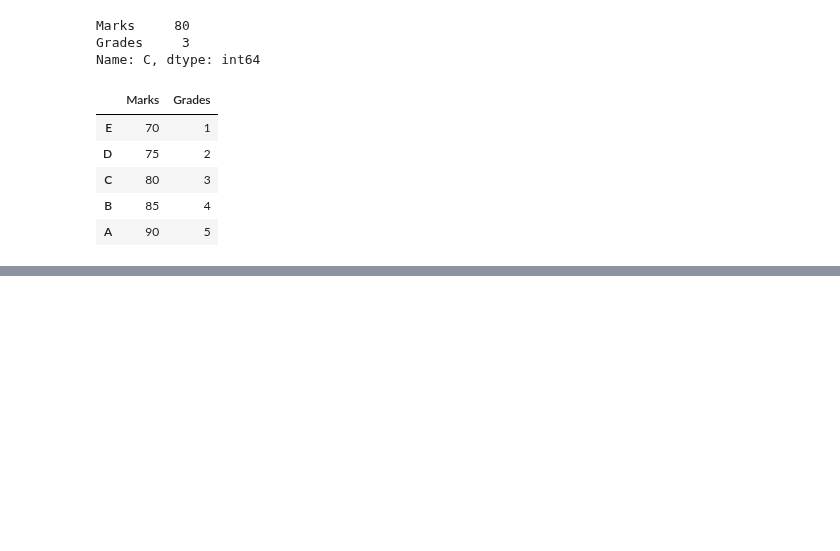
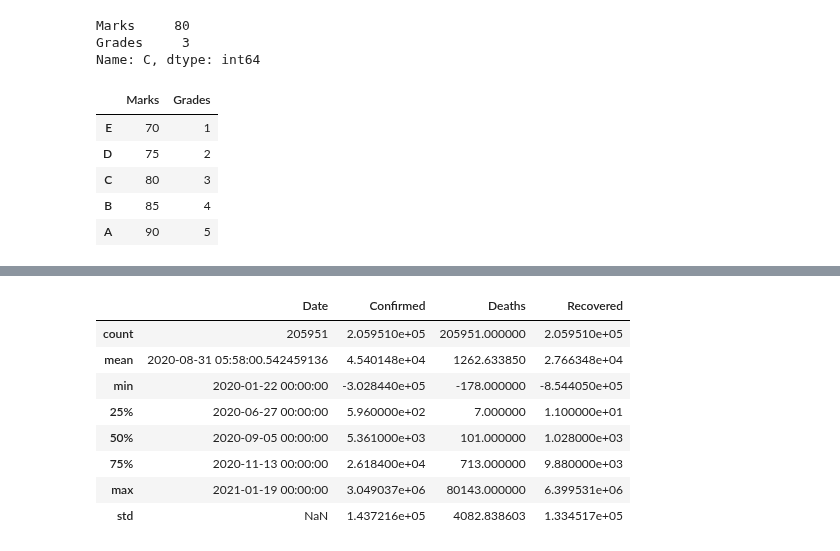
Before and after one commit to BalaSaiKoundinya5/Master-Python-Zero-to-Hero, a Jupyter notebook: Mastering Python Zero to Hero.ipynb, the cells around one changed output, grey strips where cells are left out. Cells and saved outputs as stored; diff of their text form; code cells hidden in the pictures; blank space fills up the shorter version.

```diff
--- a/Mastering Python Zero to Hero.ipynb
+++ b/Mastering Python Zero to Hero.ipynb
@@ -2398,0 +2454,12 @@ ModuleNotFoundError: No module named 'sklearn'
+# %%
+df.describe()
+# %% [output]
+|  | Date | Confirmed | Deaths | Recovered |
+| count | 205951 | 2.059510e+05 | 205951.000000 | 2.059510e+05 |
+| mean | 2020-08-31 05:58:00.542459136 | 4.540148e+04 | 1262.633850 | 2.766348e+04 |
+| min | 2020-01-22 00:00:00 | -3.028440e+05 | -178.000000 | -8.544050e+05 |
+| 25% | 2020-06-27 00:00:00 | 5.960000e+02 | 7.000000 | 1.100000e+01 |
+| 50% | 2020-09-05 00:00:00 | 5.361000e+03 | 101.000000 | 1.028000e+03 |
+| 75% | 2020-11-13 00:00:00 | 2.618400e+04 | 713.000000 | 9.880000e+03 |
+| max | 2021-01-19 00:00:00 | 3.049037e+06 | 80143.000000 | 6.399531e+06 |
+| std | NaN | 1.437216e+05 | 4082.838603 | 1.334517e+05 |
```
Also changed, not shown: parts of 12 cells of this notebook.
